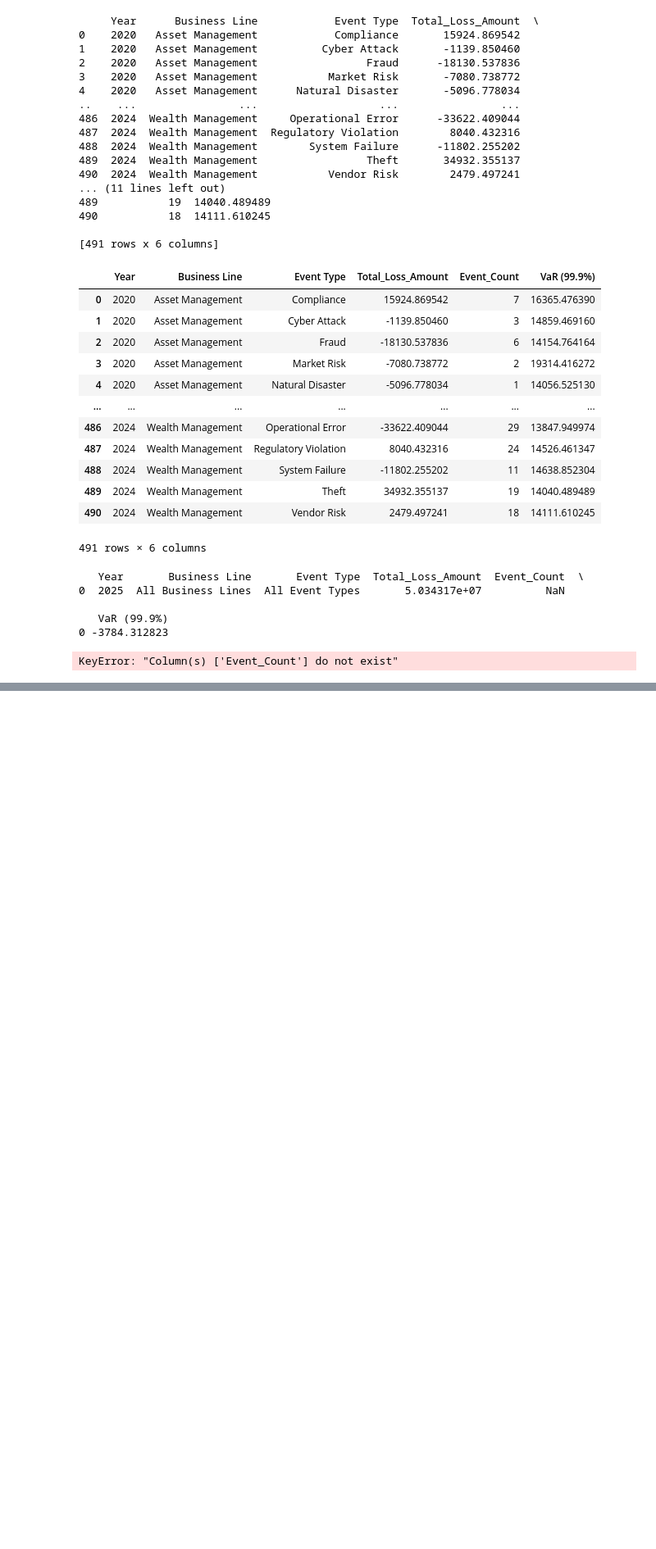
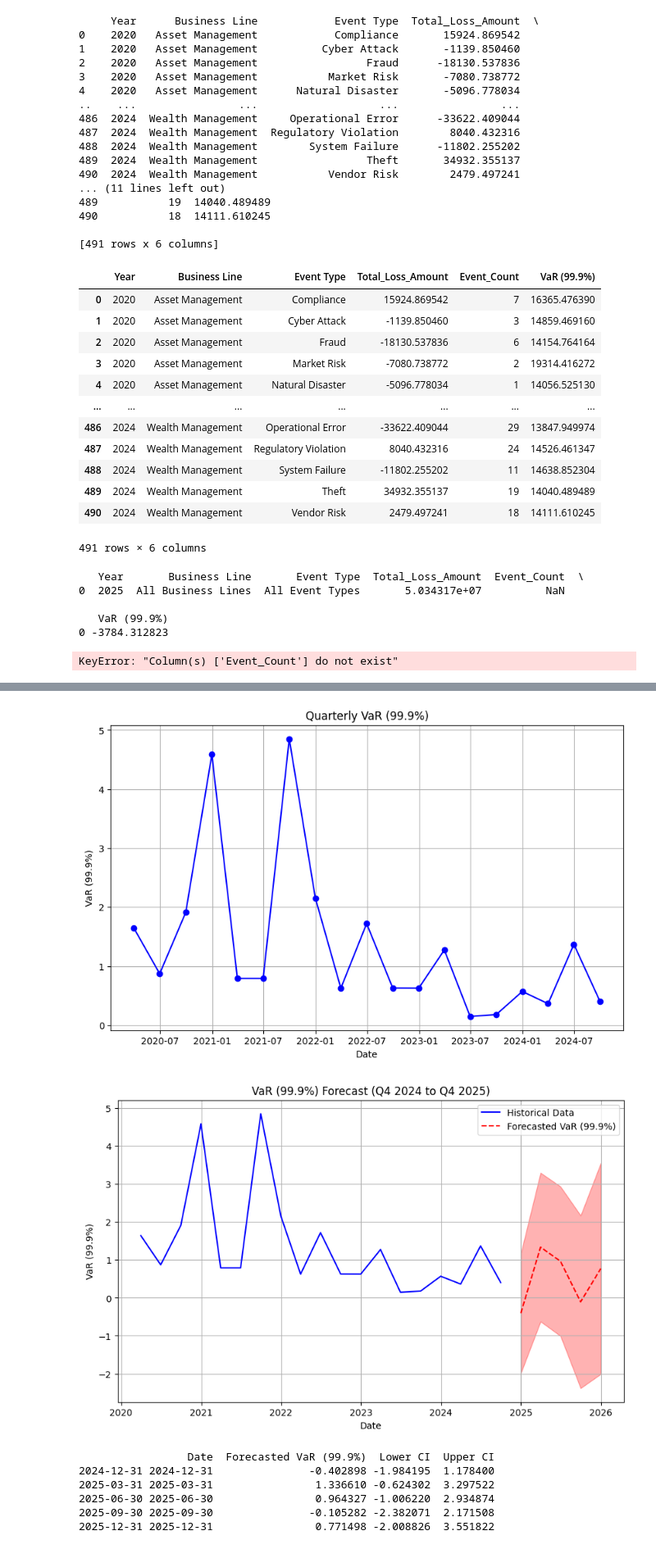
Before and after one commit to himanshu706991/LDA-Methods, a Jupyter notebook: FOR2025PREDICTION.ipynb, the cells around one changed output, grey strips where cells are left out. Shown at 82% size. Cells and saved outputs as stored; diff of their text form; code cells hidden in the pictures; blank space fills up the shorter version.

```diff
--- a/FOR2025PREDICTION.ipynb
+++ b/FOR2025PREDICTION.ipynb
@@ -851,0 +1120,78 @@ KeyError: "Column(s) ['Event_Count'] do not exist"
+# %%
+#prediction
+import pandas as pd
+import numpy as np
+import matplotlib.pyplot as plt
+from statsmodels.tsa.arima.model import ARIMA
+from pandas.tseries.offsets import DateOffset
+
+# Assuming your data is structured with 'Date' as datetime and 'VaR (99.9%)' as the target column
+# Let's simulate some data for demonstration, as we don't have actual data.
+
+# Simulating quarterly data for VaR (99.9%) for demonstration (replace this with your actual DataFrame)
+dates = pd.date_range(start="2020-01-01", end="2024-09-30", freq='Q')
+np.random.seed(42)
+var_data = np.random.lognormal(mean=0, sigma=1, size=len(dates))
+
+# Create DataFrame for historical VaR data
+results_df = pd.DataFrame({
+    'Date': dates,
+    'VaR (99.9%)': var_data
+})
+
+# Group by quarter (assuming you want to forecast by quarter)
+results_df.set_index('Date', inplace=True)
+
+# Visualize the data
+plt.figure(figsize=(10, 6))
+plt.plot(results_df.index, results_df['VaR (99.9%)'], marker='o', linestyle='-', color='b')
+plt.title('Quarterly VaR (99.9%)')
+plt.xlabel('Date')
+plt.ylabel('VaR (99.9%)')
+plt.grid(True)
+plt.show()
+
+# Step 1: Fit an ARIMA model (p, d, q are hyperparameters to tune, here we start with ARIMA(5,1,0))
+model = ARIMA(results_df['VaR (99.9%)'], order=(5, 1, 0))
+
+# Fit the model
+model_fit = model.fit()
+
+# Step 2: Forecast the next quarters (Q4 2024 to Q4 2025)
+forecast_steps = 5  # We want to forecast for 5 quarters (Q4 2024, Q1-Q4 2025)
+forecast = model_fit.get_forecast(steps=forecast_steps)
+forecast_index = pd.date_range(start="2024-10-01", periods=forecast_steps, freq='Q')
+
+# Step 3: Plot the forecast results
+forecast_mean = forecast.predicted_mean
+confidence_interval = forecast.conf_int()
+
+plt.figure(figsize=(10, 6))
+plt.plot(results_df.index, results_df['VaR (99.9%)'], label='Historical Data', color='blue')
+plt.plot(forecast_index, forecast_mean, label='Forecasted VaR (99.9%)', color='red', linestyle='--')
+plt.fill_between(forecast_index, confidence_interval.iloc[:, 0], confidence_interval.iloc[:, 1], color='red', alpha=0.3)
+plt.title('VaR (99.9%) Forecast (Q4 2024 to Q4 2025)')
+plt.xlabel('Date')
+plt.ylabel('VaR (99.9%)')
+plt.legend()
+plt.grid(True)
+plt.show()
+
+# Step 4: Print the forecasted VaR values
+forecasted_values = pd.DataFrame({
+    'Date': forecast_index,
+    'Forecasted VaR (99.9%)': forecast_mean,
+    'Lower CI': confidence_interval.iloc[:, 0],
+    'Upper CI': confidence_interval.iloc[:, 1]
+})
+
+print(forecasted_values)
+# %% [output]
+[figure, added]
+[figure, added]
+                 Date  Forecasted VaR (99.9%)  Lower CI  Upper CI
+2024-12-31 2024-12-31               -0.402898 -1.984195  1.178400
+2025-03-31 2025-03-31                1.336610 -0.624302  3.297522
+2025-06-30 2025-06-30                0.964327 -1.006220  2.934874
+2025-09-30 2025-09-30               -0.105282 -2.382071  2.171508
+2025-12-31 2025-12-31                0.771498 -2.008826  3.551822
```
Also changed, not shown: parts of 33 cells of this notebook.
